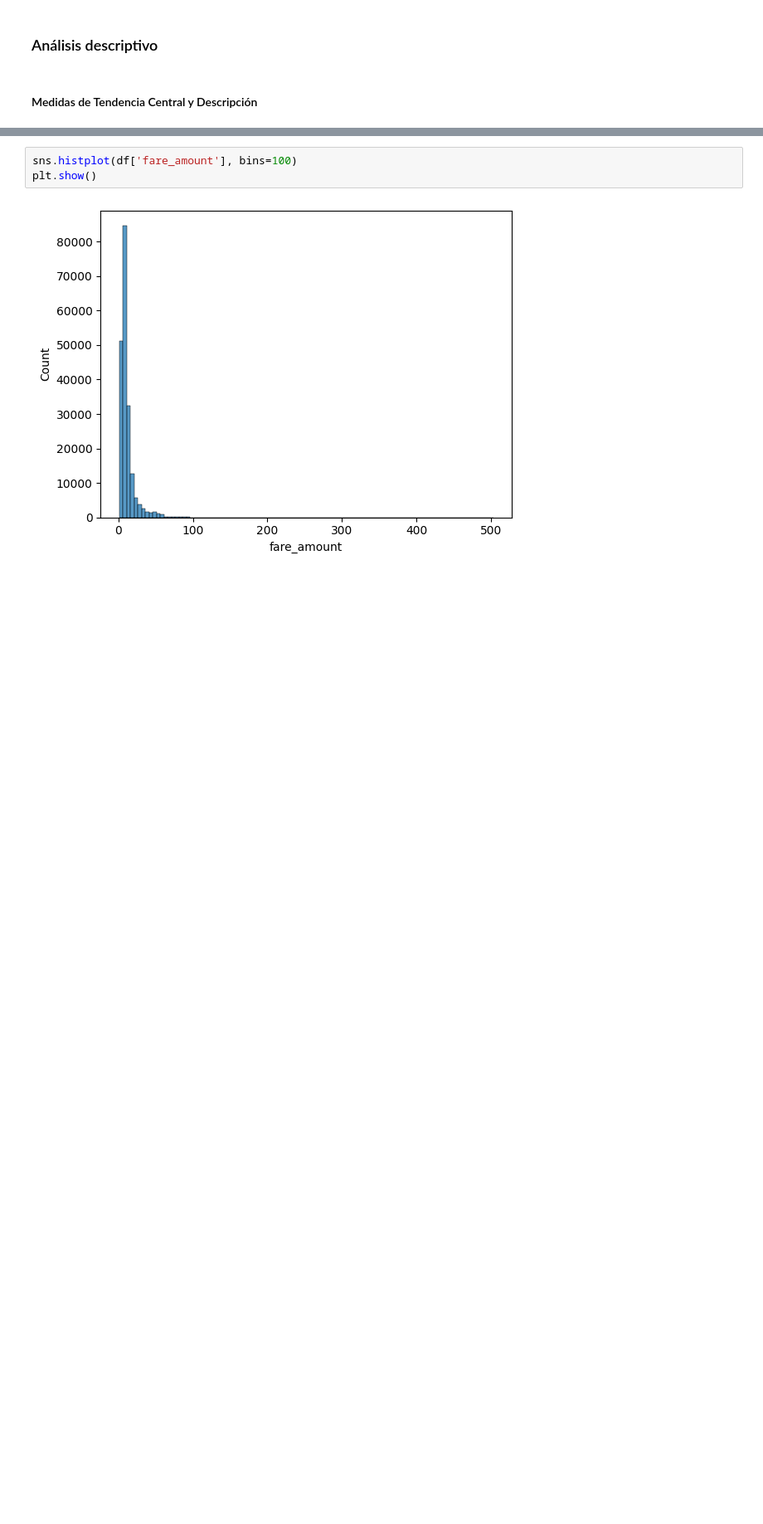
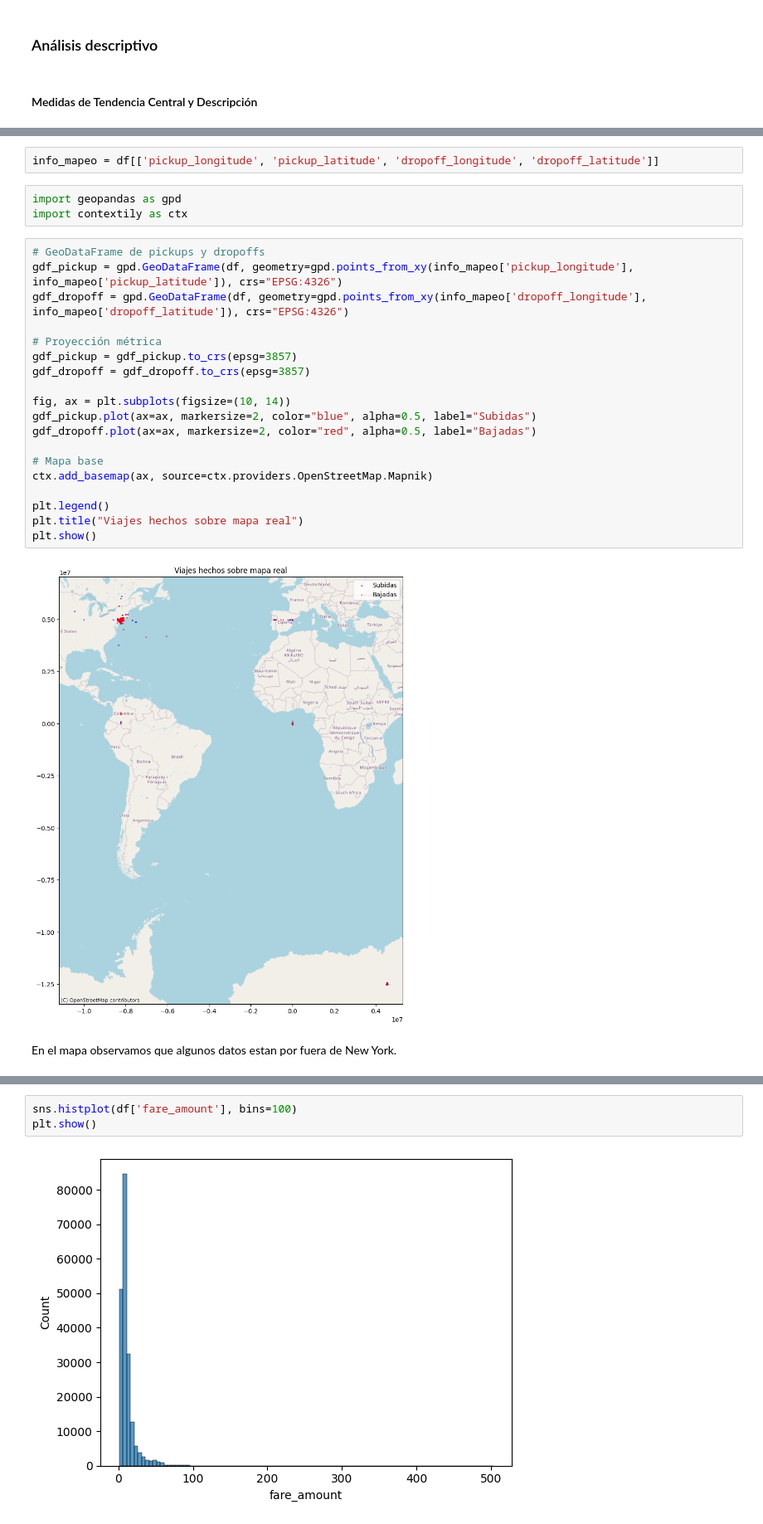
Before and after one commit to programadorarocio/AA1-TUIA-2026C1-Diez-Duvia-Quispe, a Jupyter notebook: TP-regresion-AA1.ipynb, the cells around one changed output, grey strips where cells are left out. Shown at 83% size. Cells and saved outputs as stored; diff of their text form; blank space fills up the shorter version.

```diff
--- a/TP-regresion-AA1.ipynb
+++ b/TP-regresion-AA1.ipynb
@@ -274,0 +336,28 @@ NameError: name 'plt' is not defined
+# %%
+info_mapeo = df[['pickup_longitude', 'pickup_latitude', 'dropoff_longitude', 'dropoff_latitude']]
+# %%
+import geopandas as gpd
+import contextily as ctx
+# %%
+# GeoDataFrame de pickups y dropoffs
+gdf_pickup = gpd.GeoDataFrame(df, geometry=gpd.points_from_xy(info_mapeo['pickup_longitude'], info_mapeo['pickup_latitude']), crs="EPSG:4326")
+gdf_dropoff = gpd.GeoDataFrame(df, geometry=gpd.points_from_xy(info_mapeo['dropoff_longitude'], info_mapeo['dropoff_latitude']), crs="EPSG:4326")
+
+# Proyección métrica
+gdf_pickup = gdf_pickup.to_crs(epsg=3857)
+gdf_dropoff = gdf_dropoff.to_crs(epsg=3857)
+
+fig, ax = plt.subplots(figsize=(10, 14))
+gdf_pickup.plot(ax=ax, markersize=2, color="blue", alpha=0.5, label="Subidas")
+gdf_dropoff.plot(ax=ax, markersize=2, color="red", alpha=0.5, label="Bajadas")
+
+# Mapa base
+ctx.add_basemap(ax, source=ctx.providers.OpenStreetMap.Mapnik)
+
+plt.legend()
+plt.title("Viajes hechos sobre mapa real")
+plt.show()
+# %% [output]
+[figure, added]
+# %% [markdown]
+En el mapa observamos que algunos datos estan por fuera de New York.
```
Also changed, not shown: parts of 22 cells of this notebook.
